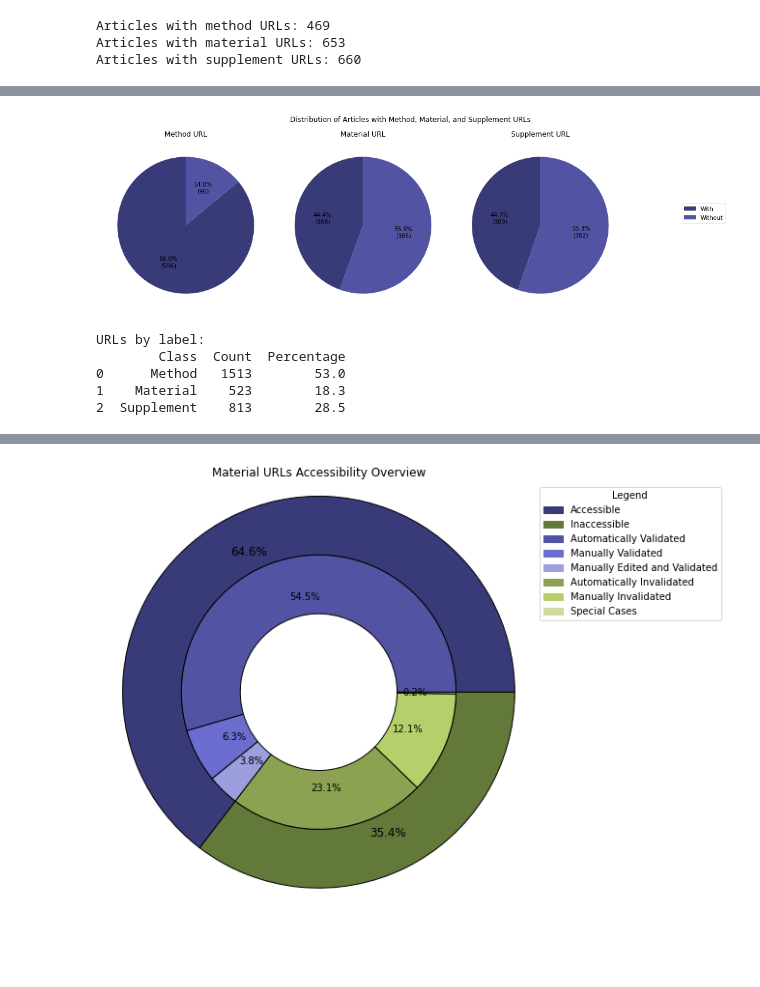
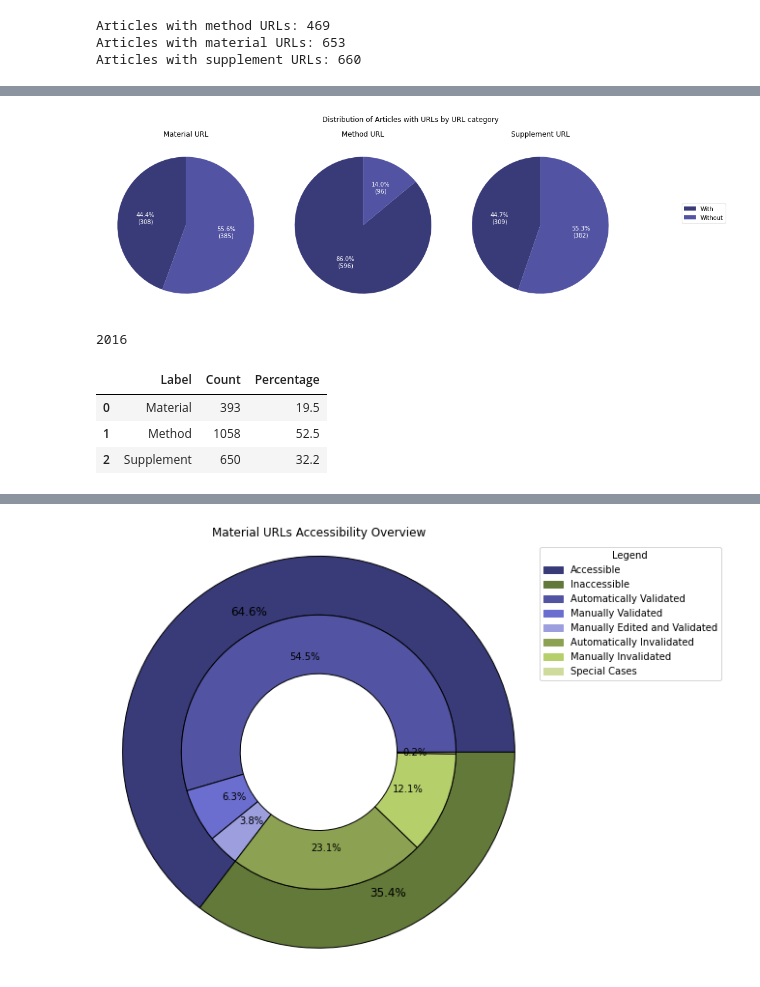
Before and after one commit to phantomloe/Thesis, a Jupyter notebook: Code/classifier_SciBERT_v2.ipynb, the cells around one changed output, grey strips where cells are left out. Saved outputs shown, nothing was run; the diff lists cells and outputs as text; code cells hidden in the pictures; blank space fills up the shorter version.

```diff
--- a/Code/classifier_SciBERT_v2.ipynb
+++ b/Code/classifier_SciBERT_v2.ipynb
@@ -1283,0 +1306,2 @@ urls_valid = pd.read_csv('../Data/material_URLs.csv')
+# %%
+df['URL'] = clean_urls(df['URL'])
@@ -1306,0 +1369,30 @@ Articles with supplement URLs: 660
+# %%
+# Create three pie charts
+fig, axs = plt.subplots(1, 3, figsize=(15, 5))
+
+# Use the same colors for 'With' and 'Without'
+colors = plt.cm.tab20b.colors[:2]
+
+# Pie chart for 'Material'
+sizes_material = [material_count, total_articles - material_count]
+axs[0].pie(sizes_material, autopct=lambda p: f'{p:.1f}%\n({int(p * total_articles / 100)})', startangle=90, colors=colors, textprops={'color': 'white'})
+axs[0].set_title('Material URLs')
+
+# Pie chart for 'Method'
+sizes_method = [method_count, total_articles - method_count]
+axs[1].pie(sizes_method, autopct=lambda p: f'{p:.1f}%\n({int(p * total_articles / 100)})', startangle=90, colors=colors, textprops={'color': 'white'})
+axs[1].set_title('Method URLs')
+
+# Pie chart for 'Supplement'
+sizes_supplement = [supplement_count, total_articles - supplement_count]
+axs[2].pie(sizes_supplement, autopct=lambda p: f'{p:.1f}%\n({int(p * total_articles / 100)})', startangle=90, colors=colors, textprops={'color': 'white'})
+axs[2].set_title('Supplement URLs')
+
+# Add legend
+legend_labels = ['With URLs', 'Without URLs']
+axs[2].legend(legend_labels, loc='right')
+
+fig.suptitle('Distribution of Articles with URLs by Label')
+plt.tight_layout(rect=[0, 0, 0.85, 1])
+#plt.savefig('../Results/graphics/NeuroImage_Articles_URLsDistributionByLabel.png')
+plt.show()
@@ -1307,61 +1401,40 @@ Articles with supplement URLs: 660
 # %%
 total_dois = df['DOI'].nunique()
 
 method_with_dois = df[df['Method'] == 1]['DOI'].nunique()
 method_without_dois = total_dois - method_with_dois
 
 material_with_dois = df[df['Material'] == 1]['DOI'].nunique()
 material_without_dois = total_dois - material_with_dois
 
 supplement_with_dois = df[df['Supplement'] == 1]['DOI'].nunique()
 supplement_without_dois = total_dois - supplement_with_dois
 
-labels = ['Method URL', 'Material URL', 'Supplement URL']
-sizes_with = [method_with_dois, material_with_dois, supplement_with_dois]
-sizes_without = [method_without_dois, material_without_dois, supplement_without_dois]
+labels = ['Material URL', 'Method URL', 'Supplement URL']
+sizes_with = [material_with_dois, method_with_dois, supplement_with_dois]
+sizes_without = [material_without_dois, method_without_dois, supplement_without_dois]
 
 fig, axs = plt.subplots(1, 3, figsize=(15, 5))
 
 for i, (label, size_with, size_without) in enumerate(zip(labels, sizes_with, sizes_without)):
     colors = plt.cm.tab20b.colors[:2]
 
     total_with = size_with
     total_without = size_without
     total_articles = total_with + total_without
 
     # Create a pie chart with percentage and raw count for 'With' and 'Without' categories
-    axs[i].pie([total_with, total_without], autopct=lambda p: f'{p:.1f}%\n({int(p * total_articles / 100)})', startangle=90, colors=colors)
+    axs[i].pie([total_with, total_without], autopct=lambda p: f'{p:.1f}%\n({int(p * total_articles / 100)})', startangle=90, colors=colors, textprops={'color': 'white'})
     axs[i].set_title(label)
 
 fig.legend(['With', 'Without'], loc='center right')
-fig.suptitle('Distribution of Articles with Method, Material, and Supplement URLs')
+fig.suptitle('Distribution of Articles with URLs by URL category')
 plt.tight_layout(rect=[0, 0, 0.85, 1])
 plt.savefig('../Results/graphics/NeuroImage_Articles_URLsDistributionByCategory.png')
 plt.show()
 # %% [output]
-[figure, old version]
+[figure, new version]
-# %%
-# Count the occurrences of each class in the 'predicted_label' column
-method_urls = df['Method'].value_counts()
-material_urls = df['Material'].value_counts()
-supplement_urls = df['Supplement'].value_counts()
-
-# Create a DataFrame to store the counts and percentages
-urls_types = {
-    'Class': ['Method', 'Material', 'Supplement'],
-    'Count': [method_urls[1], material_urls[1], supplement_urls[1]],
-    'Percentage': [round(method_urls[1] / len(df) * 100, 1), round(material_urls[1] / len(df) * 100, 1), round(supplement_urls[1] / len(df) * 100, 1)]
-}
-
-counts_df = pd.DataFrame(urls_types)
-counts_df.to_csv('../Results/tables/NeuroImage_Articles_URLsbyLabel.csv', index=False)
-
-# Display the counts table
-print("URLs by label:")
-print(counts_df)
-# %% [output]
-URLs by label:
-        Class  Count  Percentage
-0      Method   1513        53.0
-1    Material    523        18.3
-2  Supplement    813        28.5
+# %%
+len(df['URL'].unique())
+# %% [output]
+2016
@@ -1368 +1467,8 @@ URLs by label:
+# %%
+counts_percentage_df
+# %% [output]
+|  | Label | Count | Percentage |
+| 0 | Material | 393 | 19.5 |
+| 1 | Method | 1058 | 52.5 |
+| 2 | Supplement | 650 | 32.2 |
 # %%
```
Also changed, not shown: parts of 40 cells of this notebook, 47 other files.
